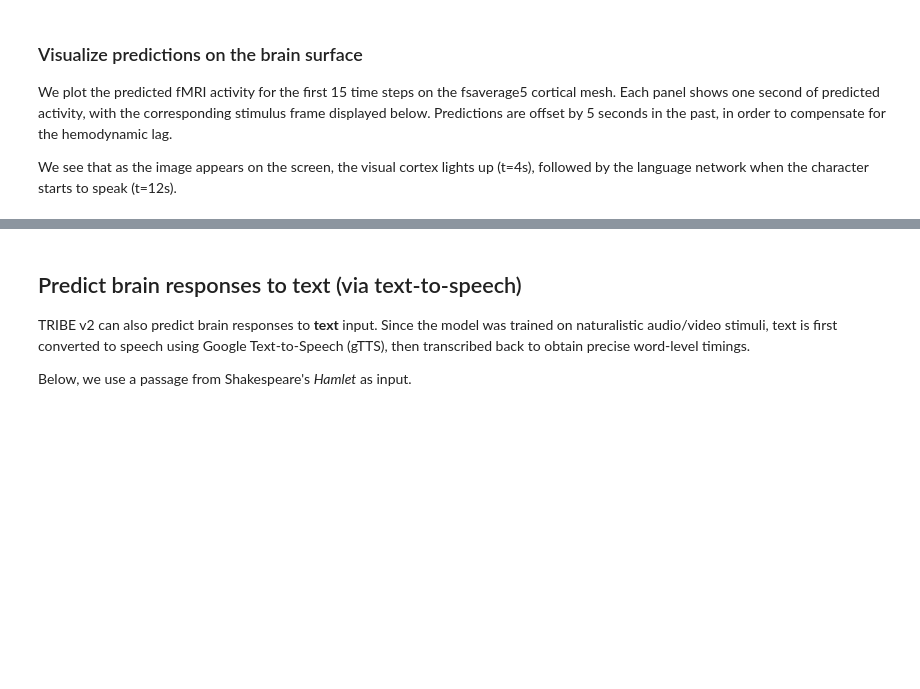
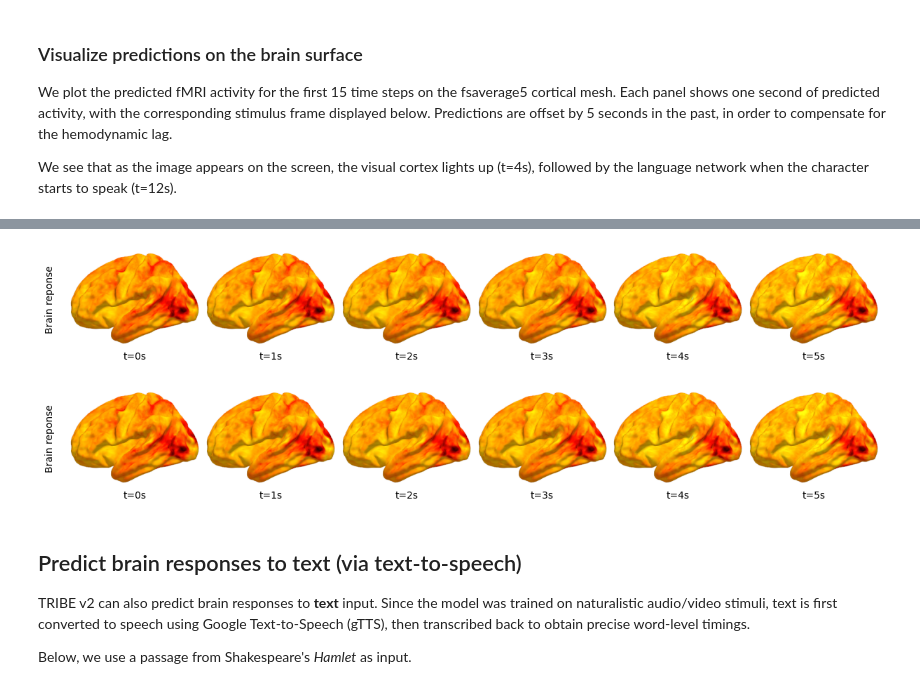
Before and after one commit to omandotkom/TribeV2Collab, a Jupyter notebook: tribe_demo.ipynb, the cells around one changed output, grey strips where cells are left out. Saved outputs shown, nothing was run; the diff lists cells and outputs as text; code cells hidden in the pictures; blank space fills up the shorter version.

```diff
--- a/tribe_demo.ipynb
+++ b/tribe_demo.ipynb
@@ -113,3 +215,16 @@ fig = plotter.plot_timesteps(preds[:n_timesteps], segments=segments[:n_timesteps
+# %%
+# 5. Visualisasi hasil dari screenshot
+# Karena video dari screenshot tidak punya audio, kita matikan show_stimuli
+# atau kita bisa tetap menggunakannya dengan memastikan model tahu tidak ada audio.
+plotter.plot_timesteps(
+    preds_ss,
+    segments=segments_ss,
+    cmap="fire",
+    show_stimuli=False  # Diubah ke False karena tidak ada track audio untuk divisualisasikan
+)
+# %% [output]
+[figure, added]
+[figure, added]
 # %% [markdown]
 ## Predict brain responses to text (via text-to-speech)
 
```
Also changed, not shown: parts of 9 cells of this notebook.
